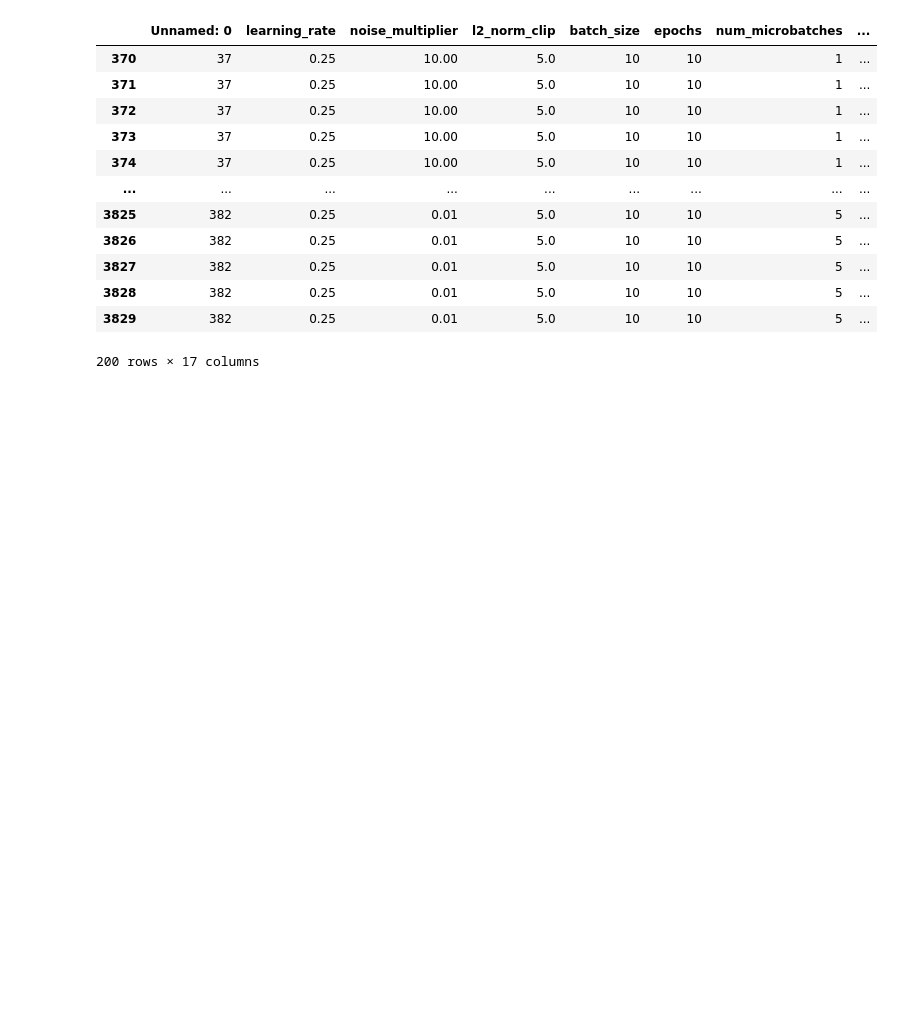
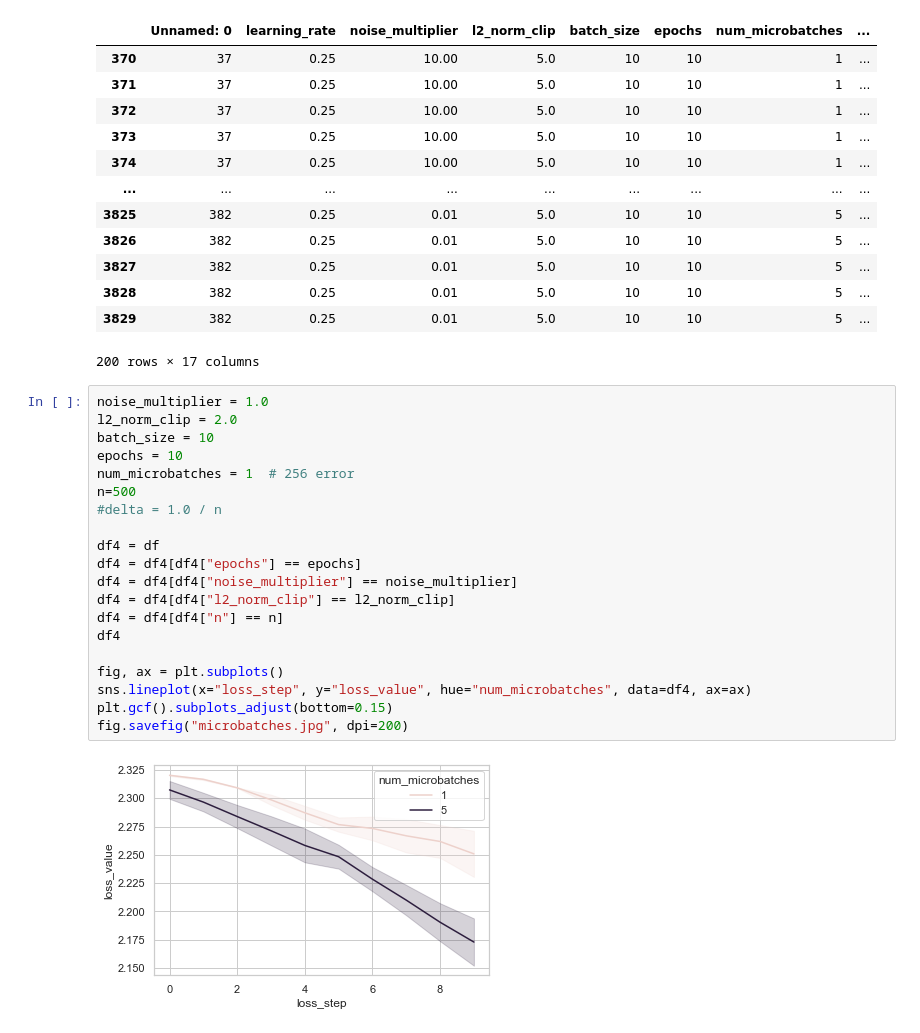
Before and after one commit to Serverless-Federated-Learning/FedLesScan, a Jupyter notebook: experiments/privacy/local-dp-tradeoff-analysis-plots.ipynb, the cells around one changed output. Drawn from its saved outputs; the diff is of its cells as text; blank space fills up the shorter version.

```diff
--- a/experiments/privacy/local-dp-tradeoff-analysis-plots.ipynb
+++ b/experiments/privacy/local-dp-tradeoff-analysis-plots.ipynb
@@ -164,3 +164,25 @@ df3
 | 3828 | 382 | 0.25 | 0.01 | 5.0 | 10 | 10 | 5 | ... |
 | 3829 | 382 | 0.25 | 0.01 | 5.0 | 10 | 10 | 5 | ... |
 200 rows × 17 columns
+# %%
+noise_multiplier = 1.0
+l2_norm_clip = 2.0
+batch_size = 10
+epochs = 10
+num_microbatches = 1  # 256 error
+n=500
+#delta = 1.0 / n
+
+df4 = df
+df4 = df4[df4["epochs"] == epochs]
+df4 = df4[df4["noise_multiplier"] == noise_multiplier]
+df4 = df4[df4["l2_norm_clip"] == l2_norm_clip]
+df4 = df4[df4["n"] == n]
+df4
+
+fig, ax = plt.subplots()
+sns.lineplot(x="loss_step", y="loss_value", hue="num_microbatches", data=df4, ax=ax)
+plt.gcf().subplots_adjust(bottom=0.15)
+fig.savefig("microbatches.jpg", dpi=200)
+# %% [output]
+[figure, added]
```
Also changed, not shown: parts of 1 cell of this notebook, 4 other files.
